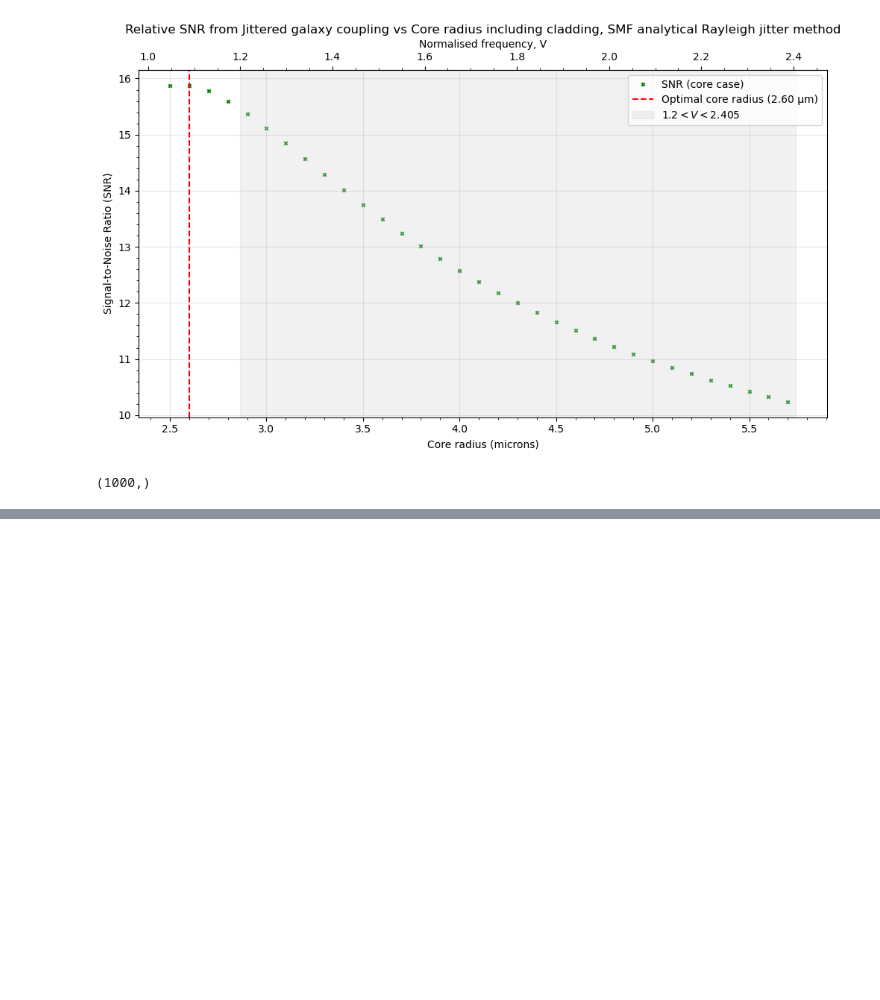
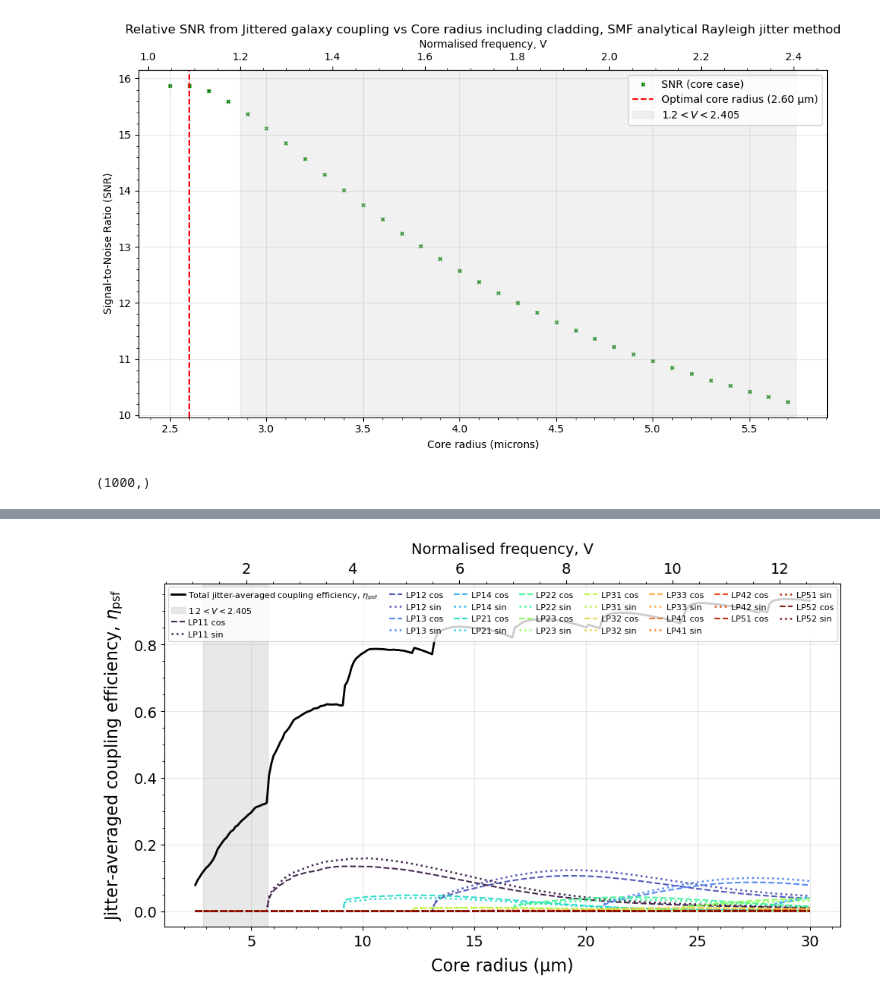
Before and after one commit to TongyueLiu/OH-Suppression-MRes-Project, a Jupyter notebook: notebooks/throughput_optics/jitter_psf_source_snr_vs_core_radius.ipynb, the cells around one changed output, grey strips where cells are left out. Saved outputs shown, nothing was run; the diff lists cells and outputs as text; code cells hidden in the pictures; blank space fills up the shorter version.

```diff
--- a/notebooks/throughput_optics/jitter_psf_source_snr_vs_core_radius.ipynb
+++ b/notebooks/throughput_optics/jitter_psf_source_snr_vs_core_radius.ipynb
@@ -1891,0 +2192,6 @@ results_test = jittered_point_src_eta_per_mode_vs_core_radius(
+# %%
+for mode_label, eta_mean in results_test[0]["eta_mode_mean"].items():
+    print(
+        f"{mode_label}: "
+        f"mean eta = {eta_mean:.6f}"
+    )
@@ -1891,0 +2255,25 @@ results_test = jittered_point_src_eta_per_mode_vs_core_radius(
+# %%
+import sys
+
+# Size of the list itself.
+list_size = sys.getsizeof(results_jitter_per_mode_full)
+
+# Size of all NumPy arrays stored inside the list.
+array_size = 0
+
+for result in results_jitter_per_mode_full:
+
+    # Total coupling efficiency samples.
+    array_size += result["eta_total_samples"].nbytes
+
+    # Coupling efficiency samples for every individual mode.
+    for eta_samples in result["eta_mode_samples"].values():
+        array_size += eta_samples.nbytes
+
+    # Boolean acceptance mask.
+    array_size += result["inside_acceptance"].nbytes
+
+total_size = list_size + array_size
+
+print(f"RAM used by result: {total_size / 1024**2:.2f} MB")
+print(f"RAM used by result: {total_size / 1024**3:.3f} GB")
@@ -1891,0 +2612,9 @@ results_test = jittered_point_src_eta_per_mode_vs_core_radius(
+# %%
+asymmetric_mode_eta_dict, mode_lines = (
+    plot_jittered_point_source_efficiency_asymmetric_modes(
+        core_radius_array=core_radius_range_full,
+        results=results_jitter_per_mode_full,
+    )
+)
+# %% [output]
+[figure, added]
```
Also changed, not shown: parts of 17 cells of this notebook, 6 other files.
